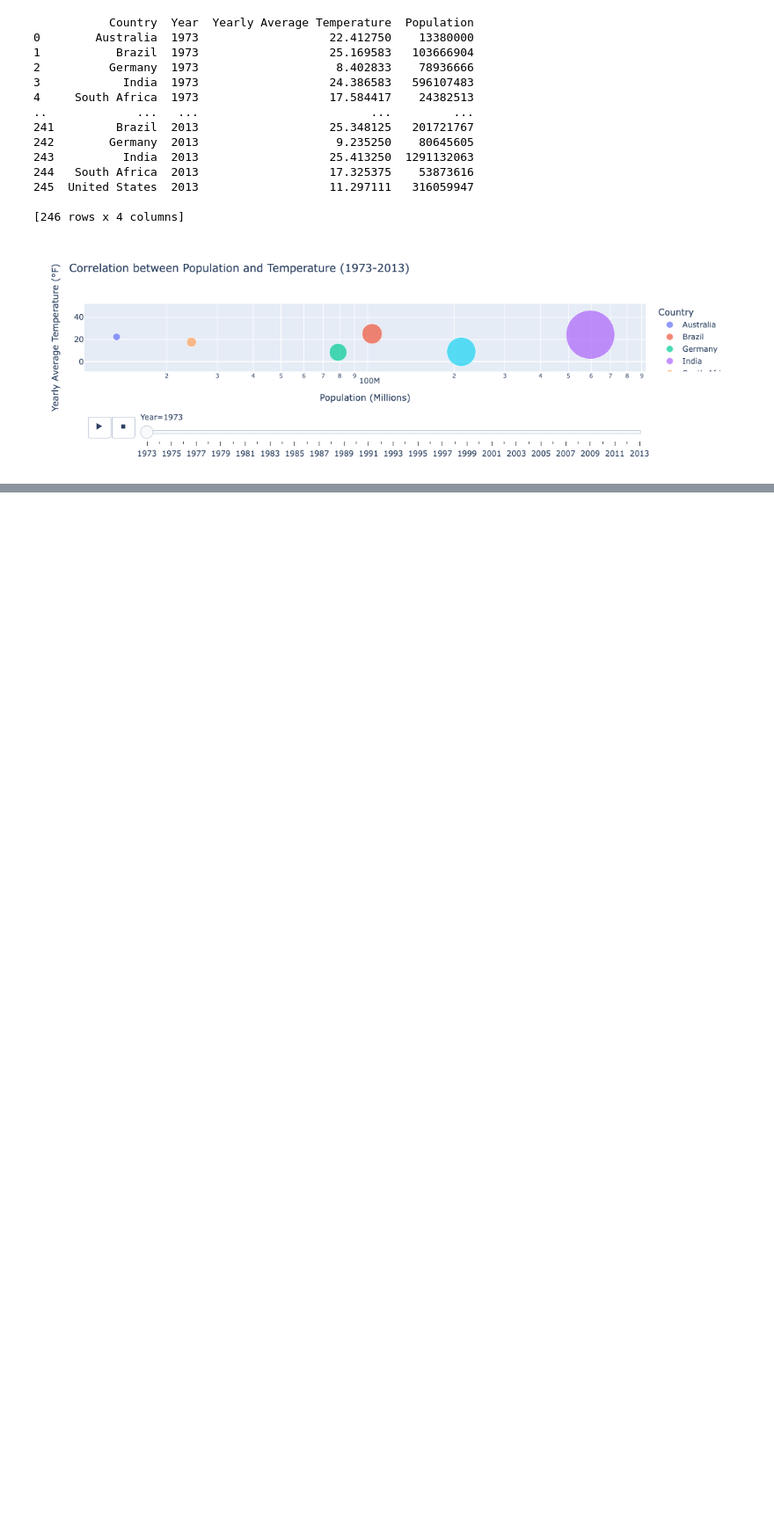
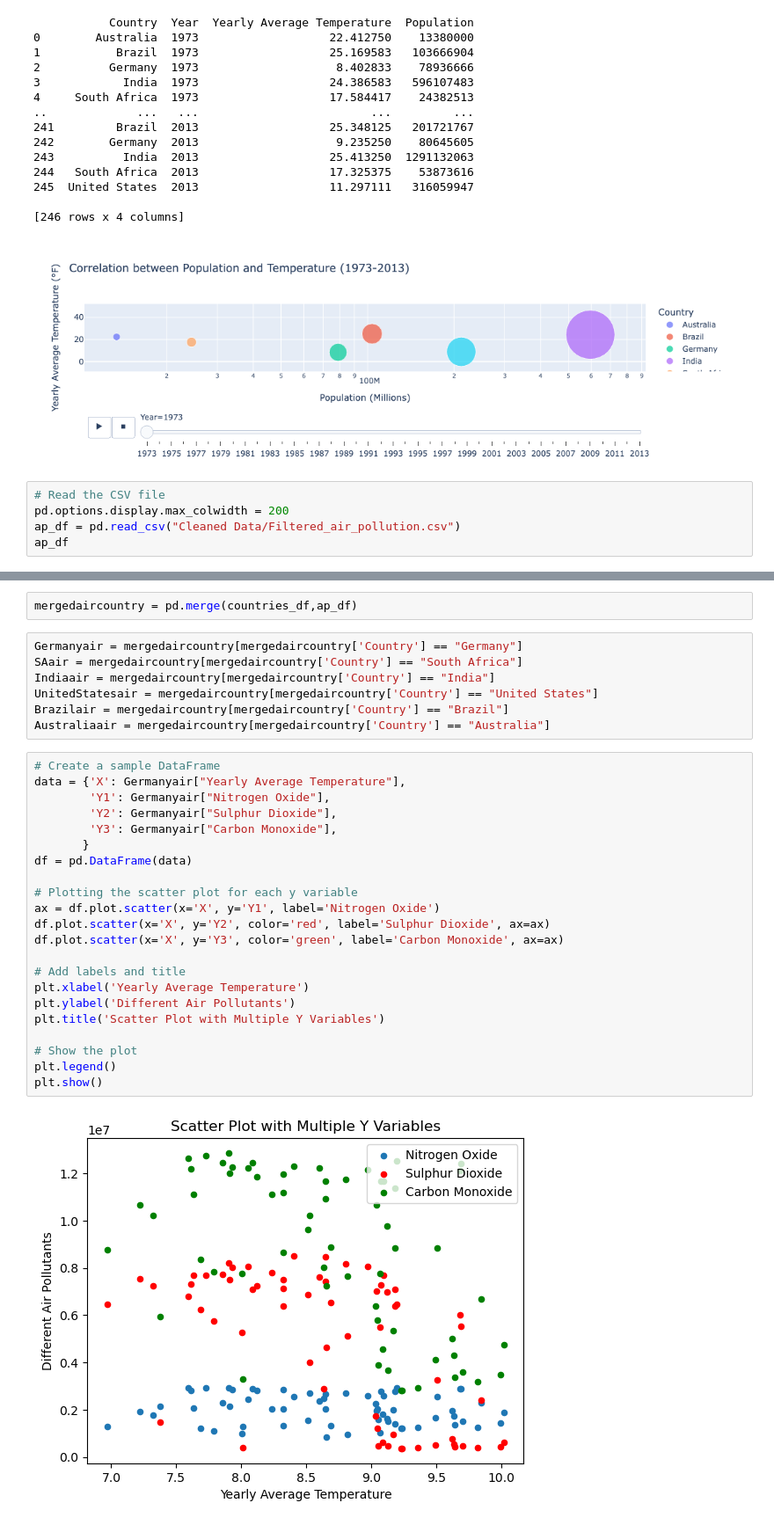
Before and after one commit to Sophiatun/Climate_Change_Analysis, a Jupyter notebook: graph_data.ipynb, the cells around one changed output, grey strips where cells are left out. Shown at 88% size. Cells and saved outputs as stored; diff of their text form; blank space fills up the shorter version.

```diff
--- a/graph_data.ipynb
+++ b/graph_data.ipynb
@@ -359,3 +360,8 @@ fig.show()
 
 [246 rows x 4 columns]
 [figure]
+# %%
+# Read the CSV file
+pd.options.display.max_colwidth = 200
+ap_df = pd.read_csv("Cleaned Data/Filtered_air_pollution.csv")
+ap_df
@@ -361,0 +382,33 @@ fig.show()
+# %%
+mergedaircountry = pd.merge(countries_df,ap_df)
+# %%
+Germanyair = mergedaircountry[mergedaircountry['Country'] == "Germany"]
+SAair = mergedaircountry[mergedaircountry['Country'] == "South Africa"]
+Indiaair = mergedaircountry[mergedaircountry['Country'] == "India"]
+UnitedStatesair = mergedaircountry[mergedaircountry['Country'] == "United States"]
+Brazilair = mergedaircountry[mergedaircountry['Country'] == "Brazil"]
+Australiaair = mergedaircountry[mergedaircountry['Country'] == "Australia"]
+# %%
+# Create a sample DataFrame
+data = {'X': Germanyair["Yearly Average Temperature"],
+        'Y1': Germanyair["Nitrogen Oxide"],
+        'Y2': Germanyair["Sulphur Dioxide"],
+        'Y3': Germanyair["Carbon Monoxide"],
+       }
+df = pd.DataFrame(data)
+
+# Plotting the scatter plot for each y variable
+ax = df.plot.scatter(x='X', y='Y1', label='Nitrogen Oxide')
+df.plot.scatter(x='X', y='Y2', color='red', label='Sulphur Dioxide', ax=ax)
+df.plot.scatter(x='X', y='Y3', color='green', label='Carbon Monoxide', ax=ax)
+
+# Add labels and title
+plt.xlabel('Yearly Average Temperature')
+plt.ylabel('Different Air Pollutants')
+plt.title('Scatter Plot with Multiple Y Variables')
+
+# Show the plot
+plt.legend()
+plt.show()
+# %% [output]
+[figure, added]
```
Also changed, not shown: parts of 8 cells of this notebook.
